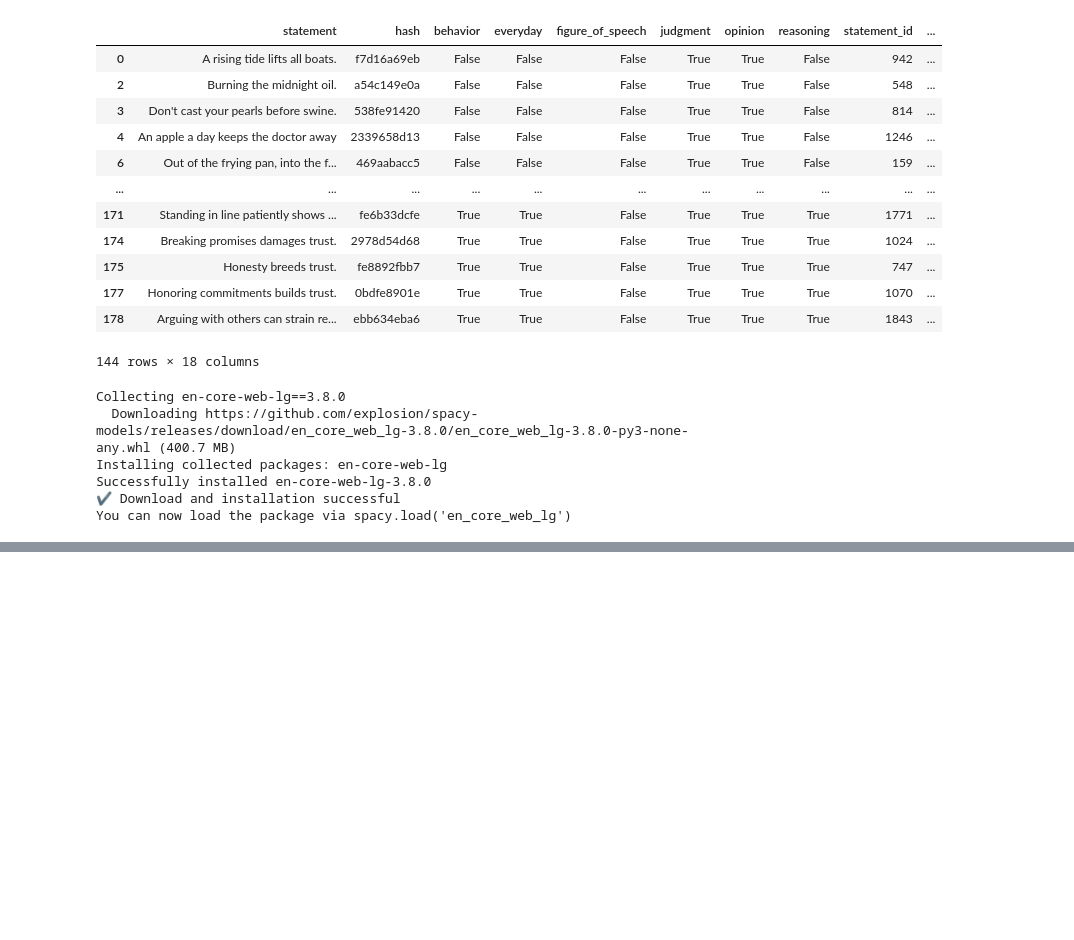
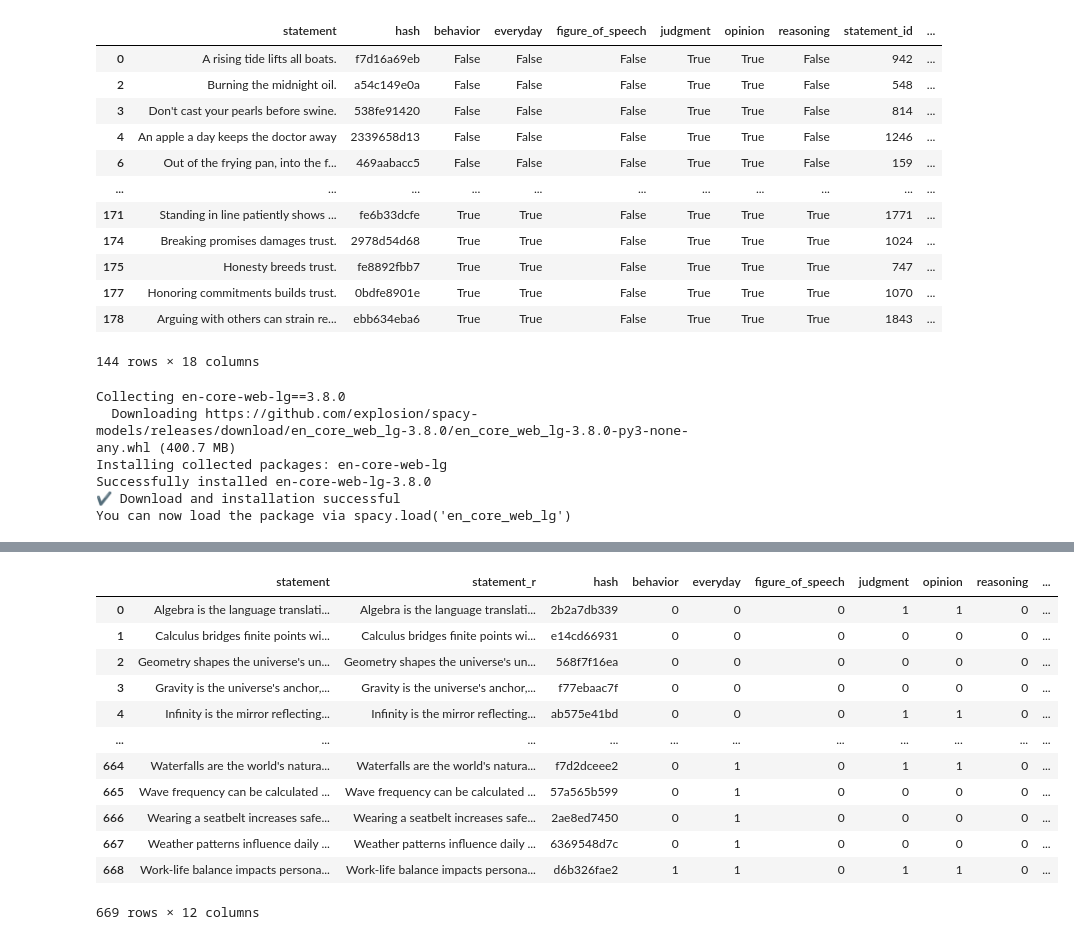
Before and after one commit to Watts-Lab/commonsense-statements, a Jupyter notebook: statement-generation.ipynb, the cells around one changed output, grey strips where cells are left out. Saved outputs shown, nothing was run; the diff lists cells and outputs as text; code cells hidden in the pictures; blank space fills up the shorter version.

```diff
--- a/statement-generation.ipynb
+++ b/statement-generation.ipynb
@@ -1090,0 +1261,19 @@ reasoning = False
+# %%
+design_point_df = joined_df.join(
+    rated_statements_df[["awareness", "consensus", "commonsensicality"]]
+)
+design_point_df
+# %% [output]
+|  | statement | statement_r | hash | behavior | everyday | figure_of_speech | judgment | opinion | reasoning | ... |
+| 0 | Algebra is the language translati... | Algebra is the language translati... | 2b2a7db339 | 0 | 0 | 0 | 1 | 1 | 0 | ... |
+| 1 | Calculus bridges finite points wi... | Calculus bridges finite points wi... | e14cd66931 | 0 | 0 | 0 | 0 | 0 | 0 | ... |
+| 2 | Geometry shapes the universe's un... | Geometry shapes the universe's un... | 568f7f16ea | 0 | 0 | 0 | 0 | 0 | 0 | ... |
+| 3 | Gravity is the universe's anchor,... | Gravity is the universe's anchor,... | f77ebaac7f | 0 | 0 | 0 | 0 | 0 | 0 | ... |
+| 4 | Infinity is the mirror reflecting... | Infinity is the mirror reflecting... | ab575e41bd | 0 | 0 | 0 | 1 | 1 | 0 | ... |
+| ... | ... | ... | ... | ... | ... | ... | ... | ... | ... | ... |
+| 664 | Waterfalls are the world's natura... | Waterfalls are the world's natura... | f7d2dceee2 | 0 | 1 | 0 | 1 | 1 | 0 | ... |
+| 665 | Wave frequency can be calculated ... | Wave frequency can be calculated ... | 57a565b599 | 0 | 1 | 0 | 0 | 0 | 0 | ... |
+| 666 | Wearing a seatbelt increases safe... | Wearing a seatbelt increases safe... | 2ae8ed7450 | 0 | 1 | 0 | 0 | 0 | 0 | ... |
+| 667 | Weather patterns influence daily ... | Weather patterns influence daily ... | 6369548d7c | 0 | 1 | 0 | 0 | 0 | 0 | ... |
+| 668 | Work-life balance impacts persona... | Work-life balance impacts persona... | d6b326fae2 | 1 | 1 | 0 | 1 | 1 | 0 | ... |
+669 rows × 12 columns
```
Also changed, not shown: parts of 43 cells of this notebook, 30 other files.
